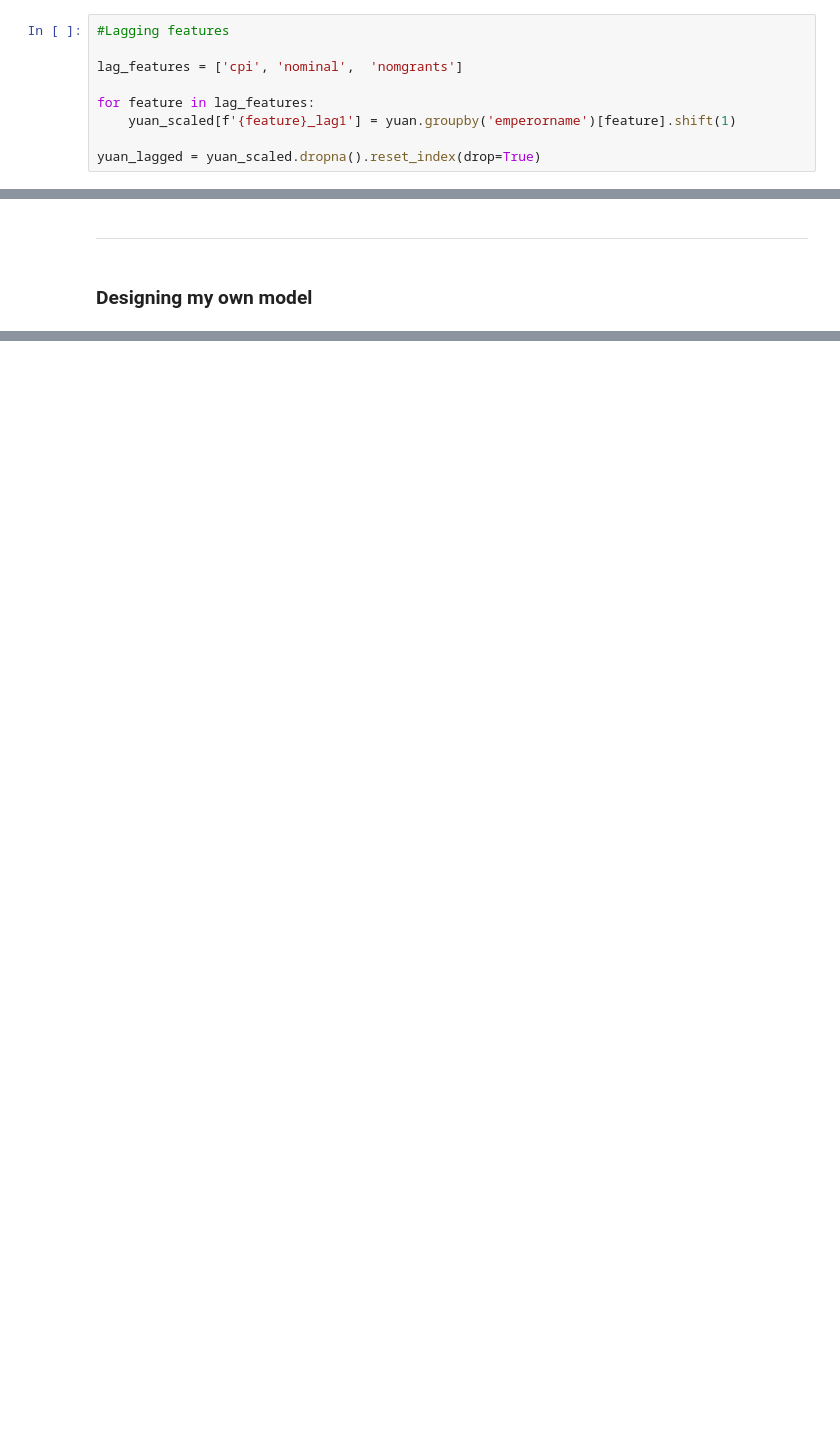
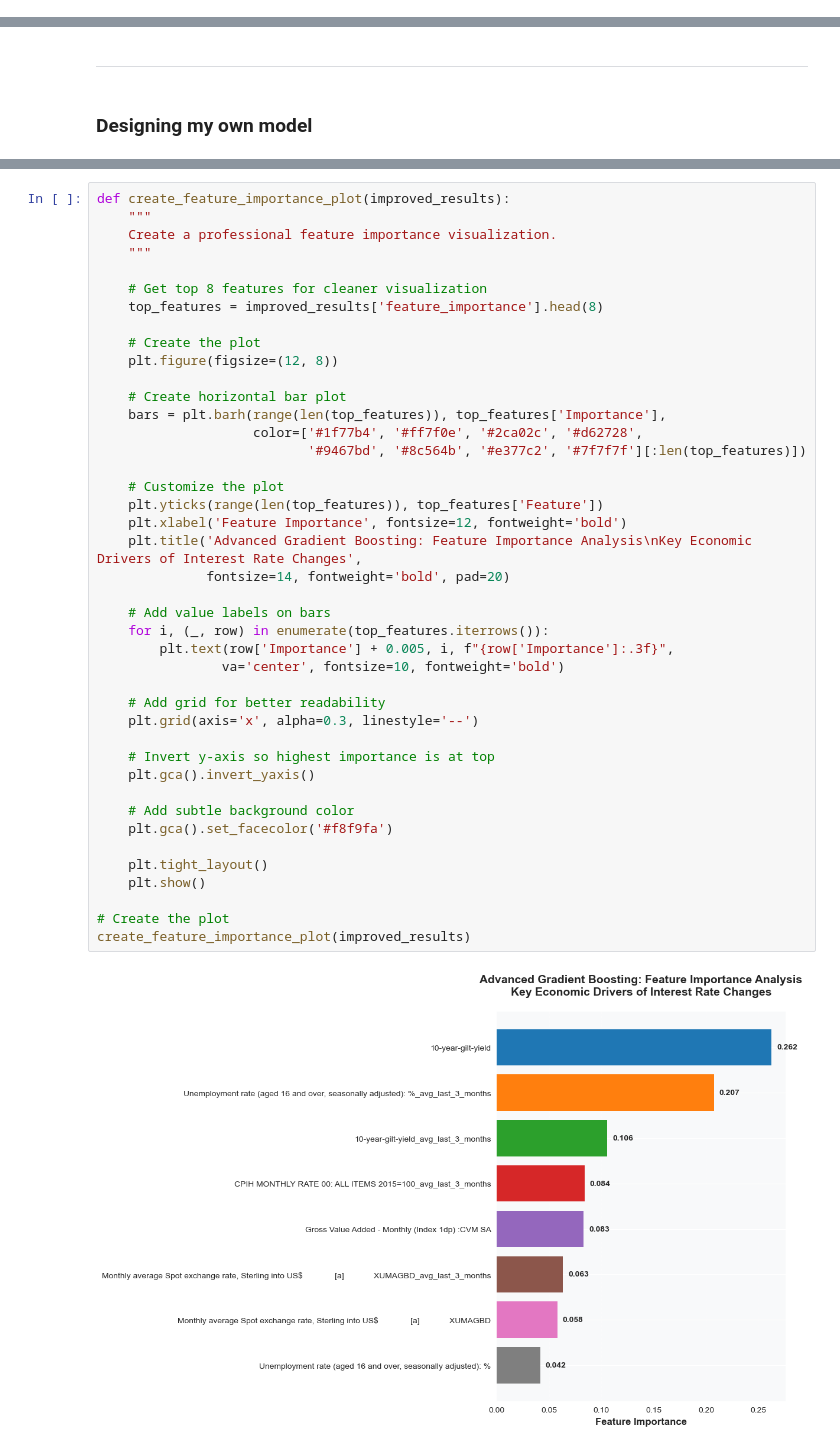
Before and after one commit to Yahya-Khan76/Inflation-From-the-past-to-present, a Jupyter notebook: 50295.ipynb, the cells around one changed output, grey strips where cells are left out. Drawn from its saved outputs; the diff is of its cells as text; blank space fills up the shorter version.

```diff
--- a/50295.ipynb
+++ b/50295.ipynb
@@ -383,9 +1086,0 @@ By including previous time steps (lags) as input features, we enable the model t
-# %%
-#Lagging features
-
-lag_features = ['cpi', 'nominal',  'nomgrants']
-
-for feature in lag_features:
-    yuan_scaled[f'{feature}_lag1'] = yuan.groupby('emperorname')[feature].shift(1)
-
-yuan_lagged = yuan_scaled.dropna().reset_index(drop=True)
@@ -1028,0 +2021,44 @@ plt.show()
+# %%
+def create_feature_importance_plot(improved_results):
+    """
+    Create a professional feature importance visualization.
+    """
+
+    # Get top 8 features for cleaner visualization
+    top_features = improved_results['feature_importance'].head(8)
+
+    # Create the plot
+    plt.figure(figsize=(12, 8))
+
+    # Create horizontal bar plot
+    bars = plt.barh(range(len(top_features)), top_features['Importance'],
+                    color=['#1f77b4', '#ff7f0e', '#2ca02c', '#d62728',
+                           '#9467bd', '#8c564b', '#e377c2', '#7f7f7f'][:len(top_features)])
+
+    # Customize the plot
+    plt.yticks(range(len(top_features)), top_features['Feature'])
+    plt.xlabel('Feature Importance', fontsize=12, fontweight='bold')
+    plt.title('Advanced Gradient Boosting: Feature Importance Analysis\nKey Economic Drivers of Interest Rate Changes',
+              fontsize=14, fontweight='bold', pad=20)
+
+    # Add value labels on bars
+    for i, (_, row) in enumerate(top_features.iterrows()):
+        plt.text(row['Importance'] + 0.005, i, f"{row['Importance']:.3f}",
+                va='center', fontsize=10, fontweight='bold')
+
+    # Add grid for better readability
+    plt.grid(axis='x', alpha=0.3, linestyle='--')
+
+    # Invert y-axis so highest importance is at top
+    plt.gca().invert_yaxis()
+
+    # Add subtle background color
+    plt.gca().set_facecolor('#f8f9fa')
+
+    plt.tight_layout()
+    plt.show()
+
+# Create the plot
+create_feature_importance_plot(improved_results)
+# %% [output]
+[figure, added]
```
Also changed, not shown: parts of 106 cells of this notebook, 23 other files.
